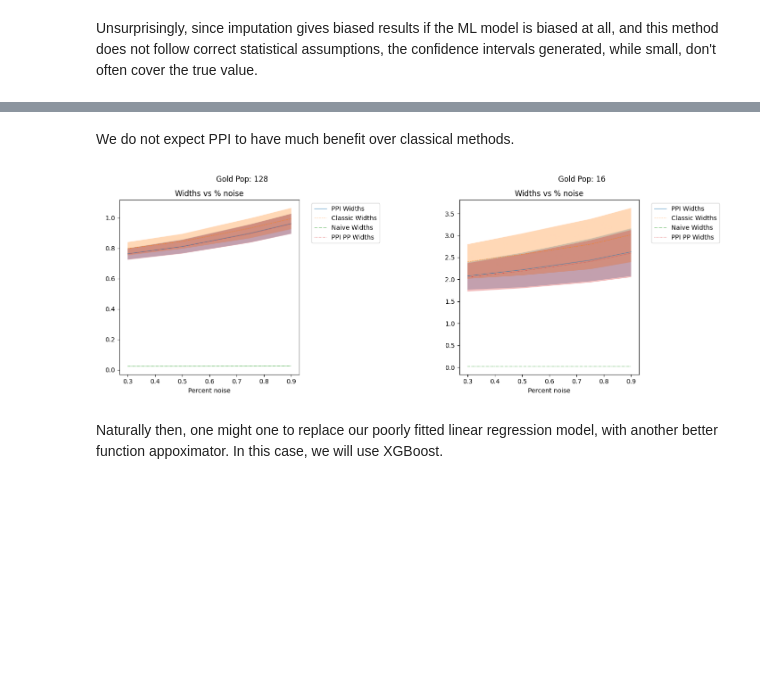
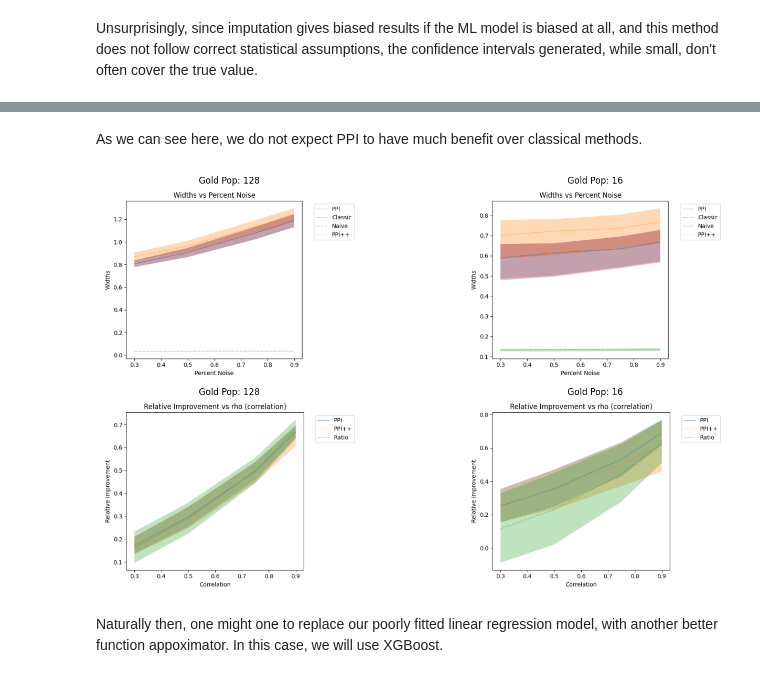
Before and after one commit to nicholas-denis/ppi-testing, a Jupyter notebook: src/summary.ipynb, the cells around one changed output, grey strips where cells are left out. Drawn from its saved outputs; the diff is of its cells as text; code cells hidden in the pictures; blank space fills up the shorter version.

```diff
--- a/src/summary.ipynb
+++ b/src/summary.ipynb
@@ -210,29 +239,41 @@ test2(config2)
 # %% [markdown]
-We do not expect PPI to have much benefit over classical methods.
+As we can see here, we do not expect PPI to have much benefit over classical methods.
 # %%
 # Display the wdiths vs rho plot
 
 # Set the variable to the path of the PNG file
-gold_16_nl = '../experiments/16g_nl_reg_2024-08-13-02-42-06/plots/widthsplot.png'
-gold_128_nl = '../experiments/128g_nl_reg_2024-08-13-02-42-48/plots/widthsplot.png'
+gold_16_nl = '../experiments/Experiment_1_new/16g_nl_reg_2024-08-13-23-13-01/plots/widthsplot.png'
+gold_128_nl = '../experiments/Experiment_1_new/128g_nl_reg_2024-08-13-23-13-23/plots/widthsplot.png'
+gold_16_nl_ri = '../experiments/Experiment_1_new/16g_nl_reg_2024-08-13-23-13-01/plots/relativeimprovement.png'
+gold_128_nl_ri = '../experiments/Experiment_1_new/128g_nl_reg_2024-08-13-23-13-23/plots/relativeimprovement.png'
 
 # Display the PNG file
 img_128_nl = plt.imread(gold_128_nl)
 img_16_nl = plt.imread(gold_16_nl)
-fig, ax = plt.subplots(1, 2)
-ax[0].imshow(img_128_nl)
-ax[0].axis('off')
-ax[0].set_title('Gold Pop: 128')
-ax[1].imshow(img_16_nl)
-ax[1].axis('off')
-ax[1].set_title('Gold Pop: 16')
-# label the y-axis of both plots
-plt.ylabel('Widths')
+im_128_nl_ri = plt.imread(gold_128_nl_ri)
+im_16_nl_ri = plt.imread(gold_16_nl_ri)
+fig, ax = plt.subplots(2, 2)
+ax[0, 0].imshow(img_128_nl)
+ax[0, 0].axis('off')
+ax[0, 0].set_title('Gold Pop: 128')
+ax[0, 1].imshow(img_16_nl)
+ax[0, 1].axis('off')
+ax[0, 1].set_title('Gold Pop: 16')
+ax[1, 0].imshow(im_128_ri)
+ax[1, 0].axis('off')
+ax[1, 0].set_title('Gold Pop: 128')
+ax[1, 1].imshow(im_16_ri)
+ax[1, 1].axis('off')
+ax[1, 1].set_title('Gold Pop: 16')
+
+# remove the whitespace between the plots
+plt.subplots_adjust(wspace=0, hspace=0.1)
+
 # Enlarge the plot
 fig.set_size_inches(18, 10)
 plt.show()
 # %% [output]
-[figure, old version]
+[figure, new version]
 # %% [markdown]
 Naturally then, one might one to replace our poorly fitted linear regression model, with another better function appoximator. In this case, we will use XGBoost.
 # %%
```
Also changed, not shown: parts of 17 cells of this notebook, 8 other files.
